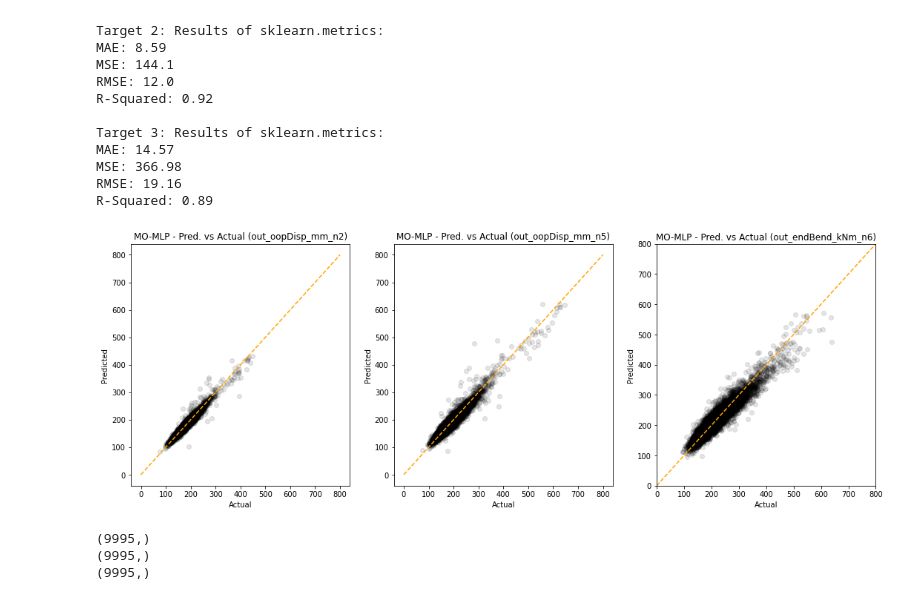
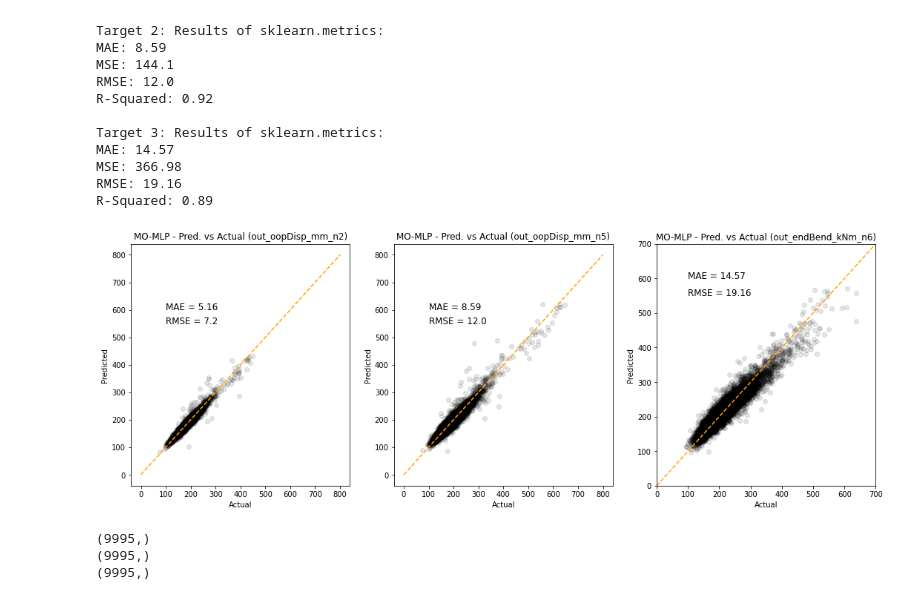
Before and after one commit to 3minuterecord/slug_spools, a Jupyter notebook: 4_initial_ml_model_trials.ipynb, the cells around one changed output. Drawn from its saved outputs; the diff is of its cells as text; code cells hidden in the pictures.

```diff
--- a/4_initial_ml_model_trials.ipynb
+++ b/4_initial_ml_model_trials.ipynb
@@ -206,0 +237,3 @@ print(myDF3)
+# %%
+moregr = MultiOutputRegressor(Ridge(random_state=123)).fit(X_train.to_numpy(), y_train.to_numpy())
+y_pred = moregr.predict(X_test.to_numpy())
@@ -206,0 +281,17 @@ print(myDF3)
+# %%
+fig, ax = plt.subplots(1, 3, figsize = (18, 6))
+
+for p in range(3):
+    mae = round(globals()[f'mae_molr_{p}'], 2)
+    rmse = round(globals()[f'rmse_molr_{p}'], 2)
+    ax[p].scatter(y[:, p], yhat[:, p], color = 'black', zorder = 1, alpha=0.1)
+    ax[p].plot([0, 800], [0, 800], '--', color = 'orange', zorder = 2)
+    ax[p].set(ylabel = 'Predicted', xlabel = 'Actual')
+    ax[p].set_title(f'MO-LR - Pred. vs Actual ({pred_target[p]})')
+    ax[p].text(100, 600, f'MAE = {round(mae, 2)}', fontsize = 12)
+    ax[p].text(100, 550, f'RMSE = {round(rmse, 2)}', fontsize = 12)
+
+plt.xlim(0, 700)
+plt.ylim(0, 700)
+
+plt.show()
@@ -399,27 +541,22 @@ R-Squared: 0.89
 # %%
 fig, ax = plt.subplots(1, 3, figsize = (18, 6))
 
-ax[0].scatter(y[:, 0], yhat[:, 0], color = 'black', zorder = 1, alpha=0.1)
-ax[0].plot([0, 800], [0, 800], '--', color = 'orange', zorder = 2)
-ax[0].set(ylabel = 'Predicted', xlabel = 'Actual')
-ax[0].set_title(f'MO-MLP - Pred. vs Actual ({pred_target[0]})')
+for p in range(3):
+    mae = round(globals()[f'mae_momlp_{p}'], 2)
+    rmse = round(globals()[f'rmse_momlp_{p}'], 2)
+    ax[p].scatter(y[:, p], yhat[:, p], color = 'black', zorder = 1, alpha=0.1)
+    ax[p].plot([0, 800], [0, 800], '--', color = 'orange', zorder = 2)
+    ax[p].set(ylabel = 'Predicted', xlabel = 'Actual')
+    ax[p].set_title(f'MO-MLP - Pred. vs Actual ({pred_target[p]})')
+    ax[p].text(100, 600, f'MAE = {round(mae, 2)}', fontsize = 12)
+    ax[p].text(100, 550, f'RMSE = {round(rmse, 2)}', fontsize = 12)
 
-ax[1].scatter(y[:, 1], yhat[:, 1], color = 'black', zorder = 1, alpha=0.1)
-ax[1].plot([0, 800], [0, 800], '--', color = 'orange', zorder = 2)
-ax[1].set(ylabel = 'Predicted', xlabel = 'Actual')
-ax[1].set_title(f'MO-MLP - Pred. vs Actual ({pred_target[1]})')
-
-ax[2].scatter(y[:, 2], yhat[:, 2], color = 'black', zorder = 1, alpha=0.1)
-ax[2].plot([0, 800], [0, 800], '--', color = 'orange', zorder = 2)
-ax[2].set(ylabel = 'Predicted', xlabel = 'Actual')
-ax[2].set_title(f'MO-MLP - Pred. vs Actual ({pred_target[2]})')
-
-plt.xlim(0, 800)
-plt.ylim(0, 800)
+plt.xlim(0, 700)
+plt.ylim(0, 700)
 
 plt.show()
 # %% [output]
-[figure, old version]
+[figure, new version]
 # %%
 print(yhat[:, 0].shape)
 print(yhat[:, 1].shape)
```
Also changed, not shown: parts of 16 cells of this notebook.
